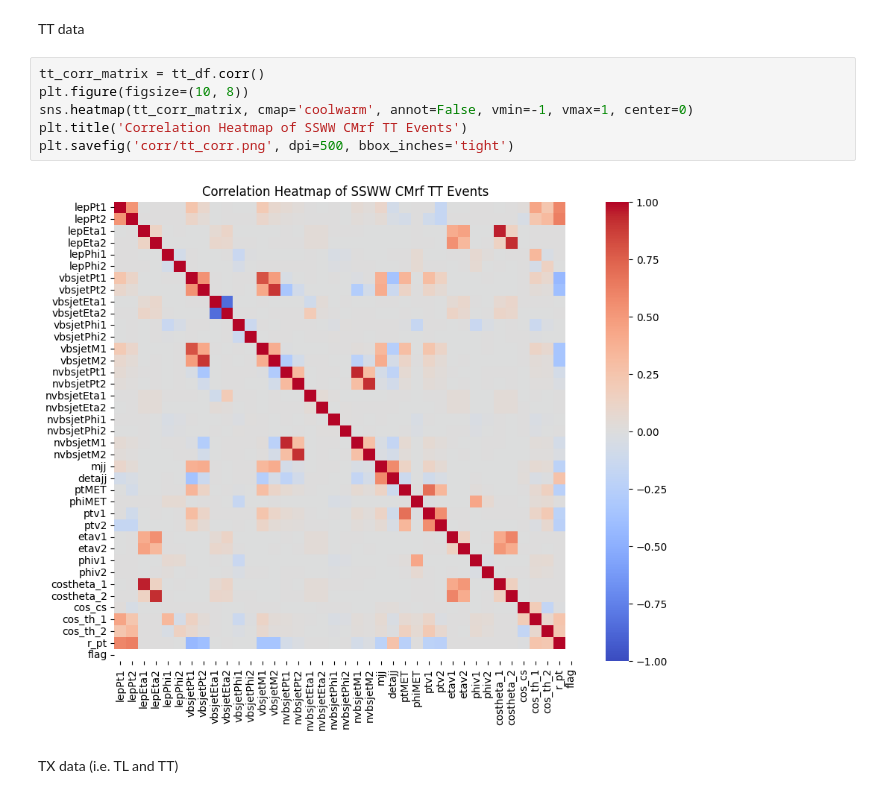
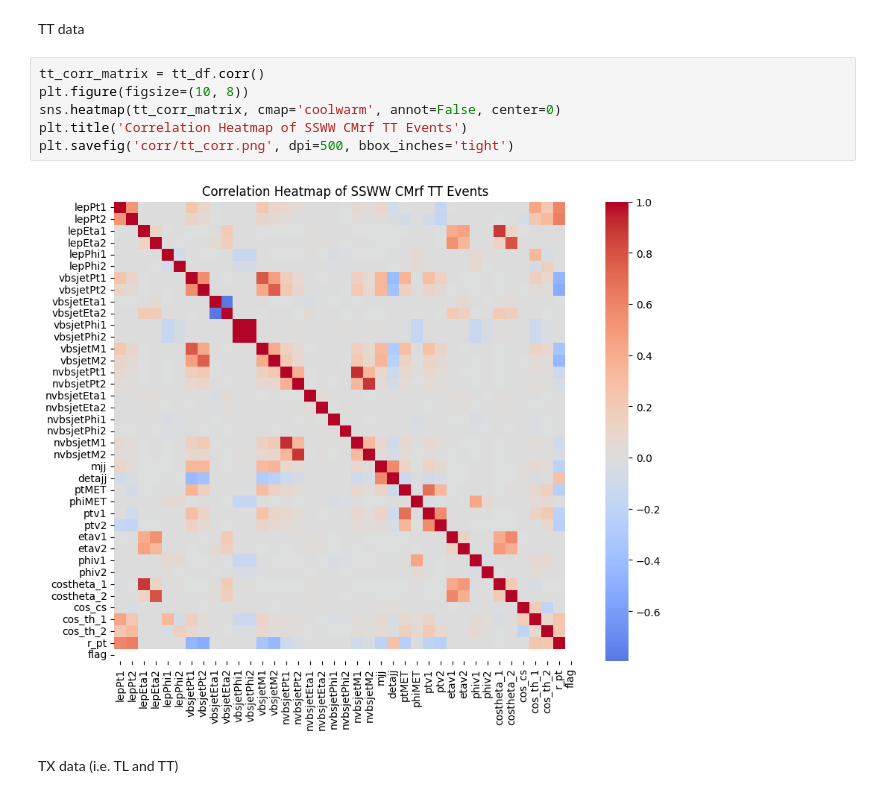
Before and after one commit to marcortinovis/MLforPolarizedVBS, a Jupyter notebook: feats_visual/correlation.ipynb, the cells around one changed output. Saved outputs shown, nothing was run; the diff lists cells and outputs as text.

```diff
--- a/feats_visual/correlation.ipynb
+++ b/feats_visual/correlation.ipynb
@@ -66,11 +67,11 @@ TT data
 # %%
 tt_corr_matrix = tt_df.corr()
 plt.figure(figsize=(10, 8))
-sns.heatmap(tt_corr_matrix, cmap='coolwarm', annot=False, vmin=-1, vmax=1, center=0)
+sns.heatmap(tt_corr_matrix, cmap='coolwarm', annot=False, center=0)
 plt.title('Correlation Heatmap of SSWW CMrf TT Events')
 plt.savefig('corr/tt_corr.png', dpi=500, bbox_inches='tight')
 # %% [output]
-[figure, old version]
+[figure, new version]
 # %% [markdown]
 TX data (i.e. TL and TT)
 # %%
```
Also changed, not shown: parts of 14 cells of this notebook, 7 other files.
